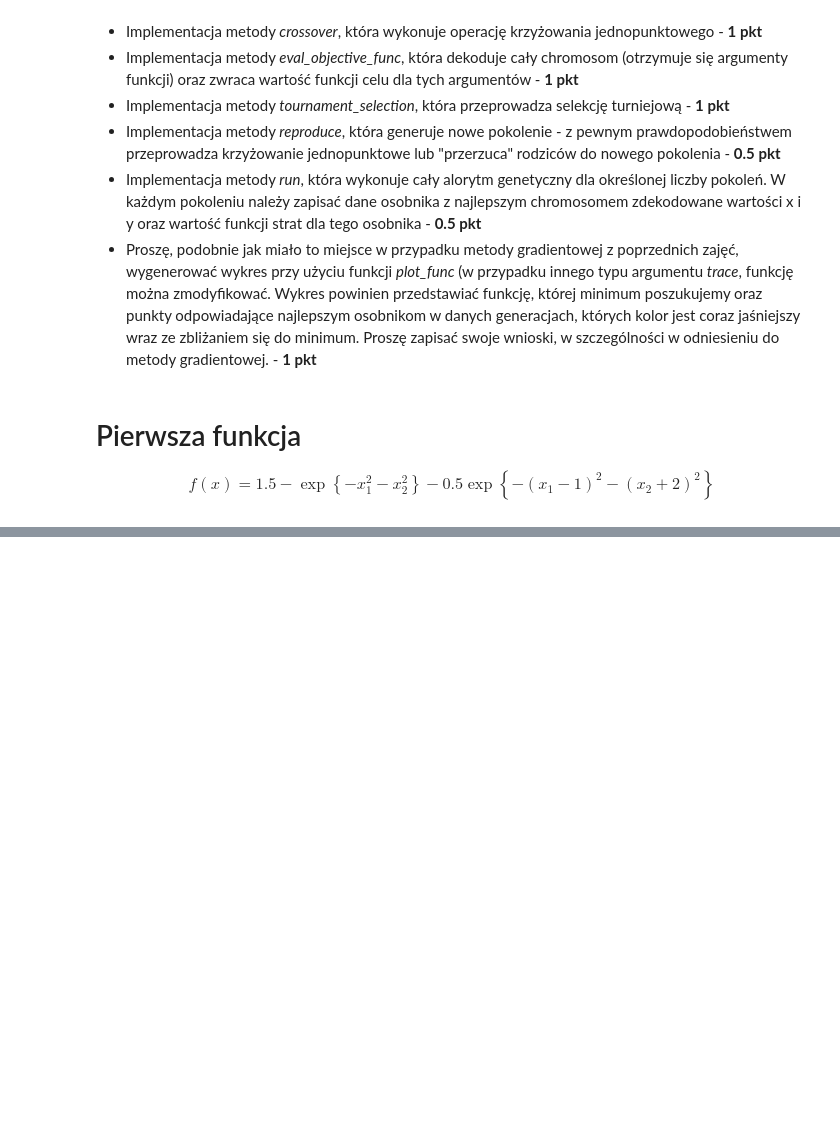
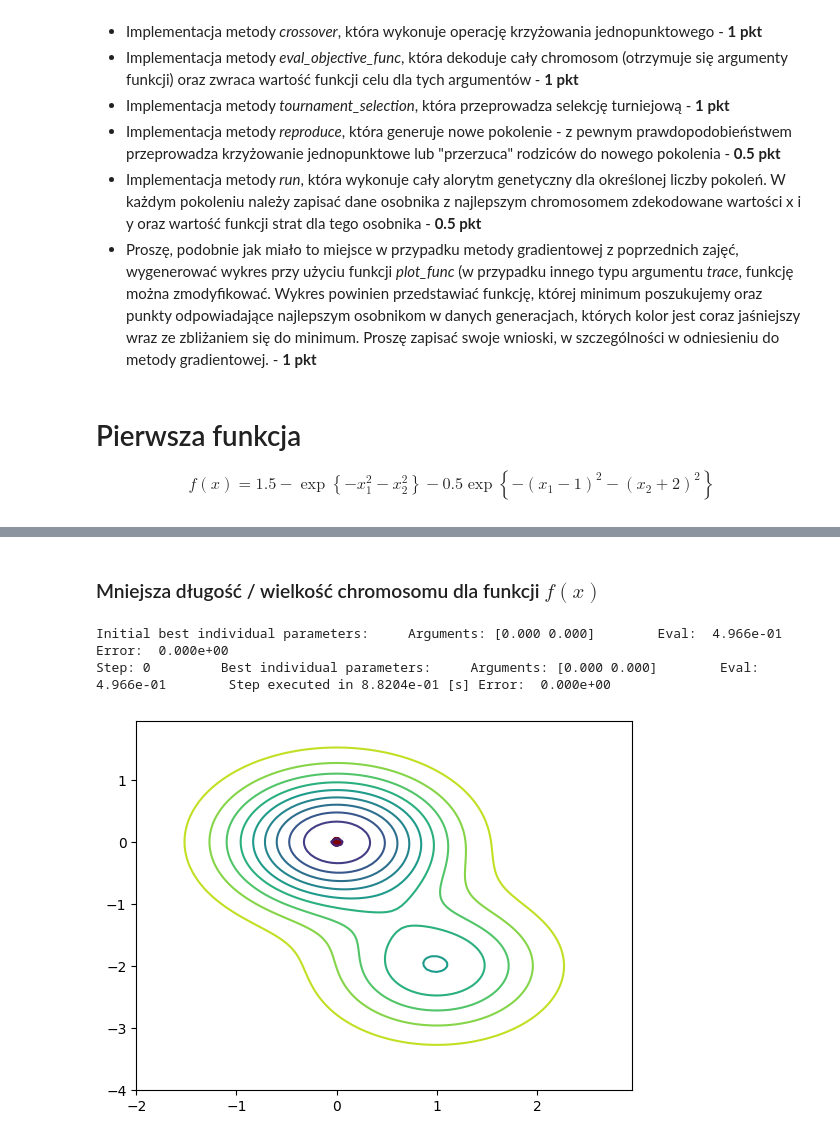
Before and after one commit to VisteK528/WSI, a Jupyter notebook: Exercise2/zadanie_2.ipynb, the cells around one changed output, grey strips where cells are left out. Saved outputs shown, nothing was run; the diff lists cells and outputs as text; code cells hidden in the pictures; blank space fills up the shorter version.

```diff
--- a/Exercise2/zadanie_2.ipynb
+++ b/Exercise2/zadanie_2.ipynb
@@ -262,0 +286,9 @@ algorithm.plot_func(algorithm.trace, X_narrow, Y_narrow)
+# %% [markdown]
+### Mniejsza długość / wielkość chromosomu dla funkcji $f(x)$
+# %%
+algorithm4 = GeneticAlgorithm(4, 2, f, [-5, 5], population_size=1000, num_steps=1)
+algorithm4.run(optimum_arguments=[0, 0], verbose=2, plot=True, plot_ranges=[X, Y])
+# %% [output]
+Initial best individual parameters:     Arguments: [0.000 0.000]        Eval:  4.966e-01        Error:  0.000e+00
+Step: 0         Best individual parameters:     Arguments: [0.000 0.000]        Eval:  4.966e-01        Step executed in 8.8204e-01 [s] Error:  0.000e+00
+[figure, added]
```
Also changed, not shown: parts of 19 cells of this notebook.
